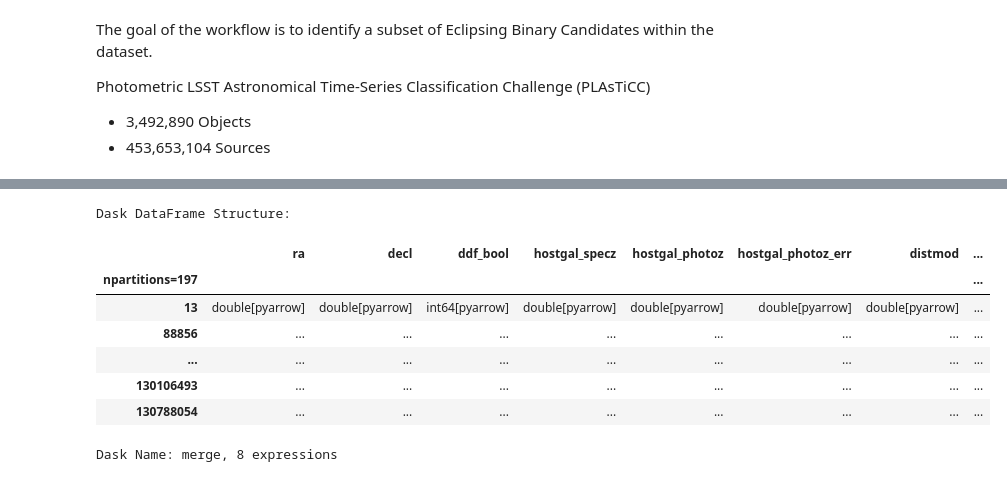
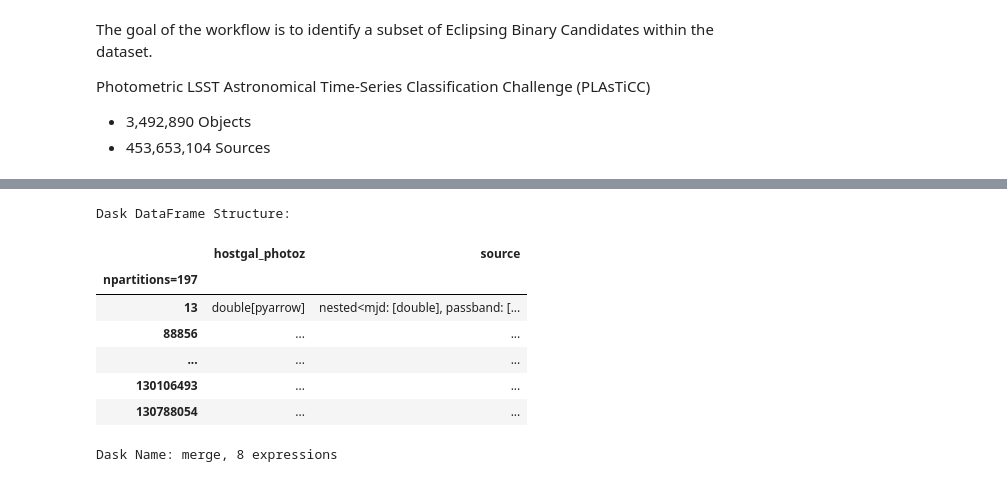
Before and after one commit to lincc-frameworks/notebooks_lf, a Jupyter notebook: nested-pandas-mvp/nested_lincc_tech_talk.ipynb, the cells around one changed output, grey strips where cells are left out. Cells and saved outputs as stored; diff of their text form; code cells hidden in the pictures.

```diff
--- a/nested-pandas-mvp/nested_lincc_tech_talk.ipynb
+++ b/nested-pandas-mvp/nested_lincc_tech_talk.ipynb
@@ -306,11 +311,12 @@ client
 object = nd.read_parquet(DATA_DIR+"/object/*.parquet",
                          dtype_backend="pyarrow",
                          index="object_id",
-                         calculate_divisions=True)
+                         calculate_divisions=True,
+                         columns=["hostgal_photoz"])
 source = nd.read_parquet(DATA_DIR+"/source/*.parquet",
                          dtype_backend="pyarrow",
                          index="object_id",
-                         calculate_divisions=True)
+                         calculate_divisions=True,)
 objsor = object.add_nested(source, "source")
 objsor
 # %% [output]
@@ -319,11 +325,11 @@ Wall time: 40.5 ms
 Dask DataFrame Structure:
-|  | ra | decl | ddf_bool | hostgal_specz | hostgal_photoz | hostgal_photoz_err | distmod | ... |
-| npartitions=197 |  |  |  |  |  |  |  | ... |
-| 13 | double[pyarrow] | double[pyarrow] | int64[pyarrow] | double[pyarrow] | double[pyarrow] | double[pyarrow] | double[pyarrow] | ... |
-| 88856 | ... | ... | ... | ... | ... | ... | ... | ... |
-| ... | ... | ... | ... | ... | ... | ... | ... | ... |
-| 130106493 | ... | ... | ... | ... | ... | ... | ... | ... |
-| 130788054 | ... | ... | ... | ... | ... | ... | ... | ... |
+|  | hostgal_photoz | source |
+| npartitions=197 |  |  |
+| 13 | double[pyarrow] | nested<mjd: [double], passband: [... |
+| 88856 | ... | ... |
+| ... | ... | ... |
+| 130106493 | ... | ... |
+| 130788054 | ... | ... |
 Dask Name: merge, 8 expressions
 # %%
 %%time
```
Also changed, not shown: parts of 11 cells of this notebook.
